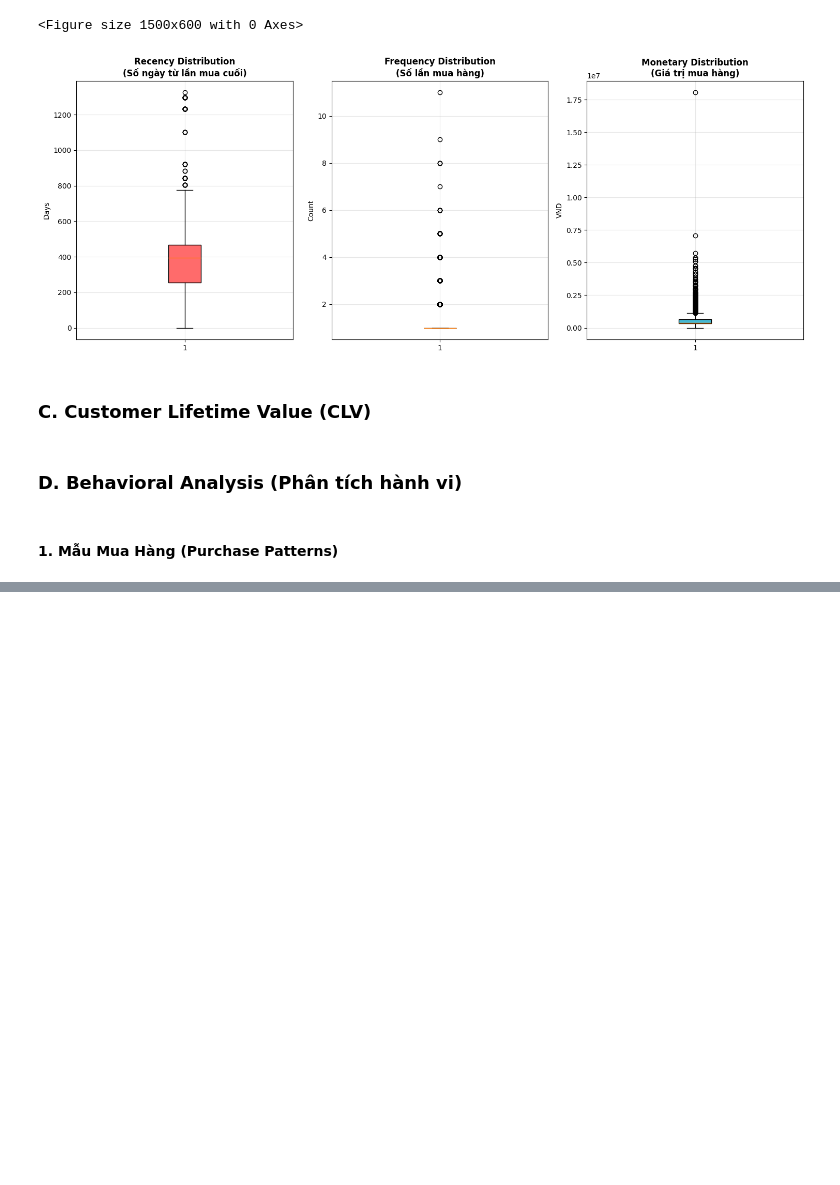
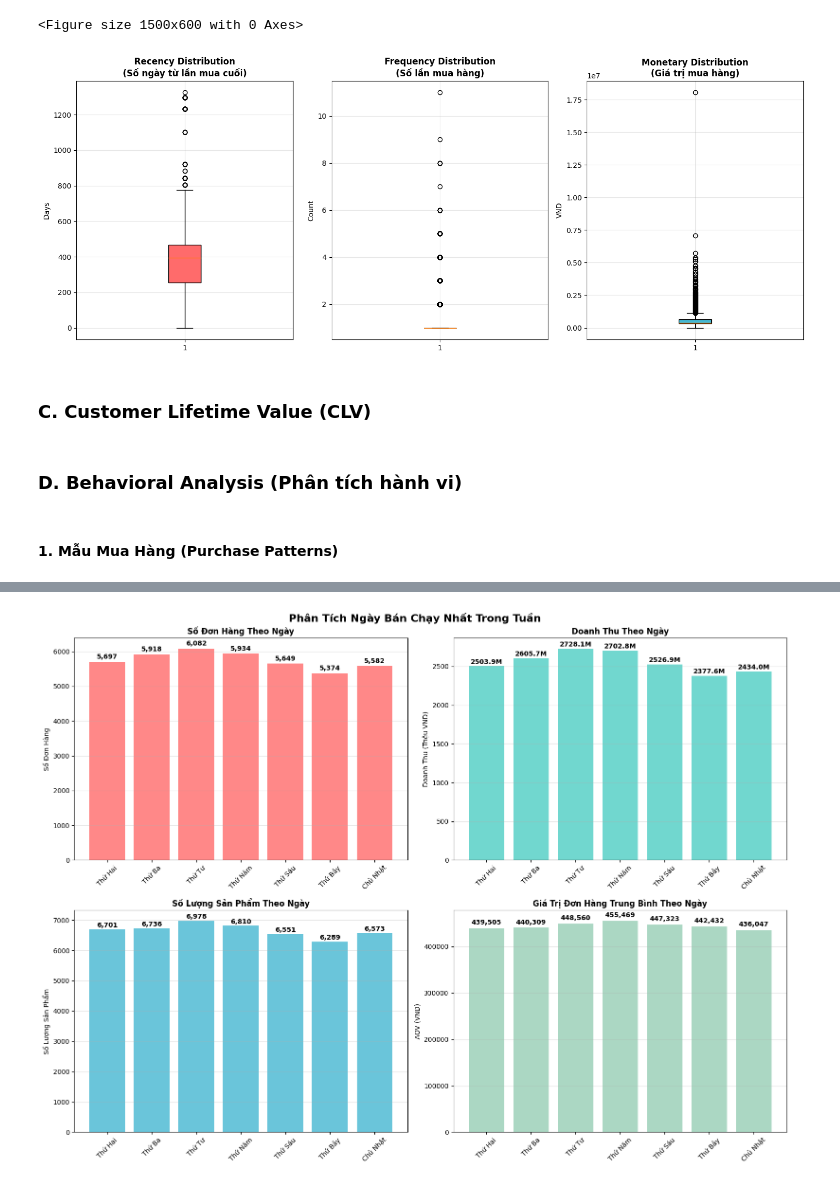
Before and after one commit to LeVanDuy26/Winner_Group_Analytics, a Jupyter notebook: 4.EDA_Gold/2_Customer_Metrics.ipynb, the cells around one changed output, grey strips where cells are left out. Cells and saved outputs as stored; diff of their text form; code cells hidden in the pictures; blank space fills up the shorter version.

```diff
--- a/4.EDA_Gold/2_Customer_Metrics.ipynb
+++ b/4.EDA_Gold/2_Customer_Metrics.ipynb
@@ -474,0 +484,57 @@ Doanh_thu_theo_quy
+# %%
+# Tạo biểu đồ so sánh các ngày trong tuần
+fig, axes = plt.subplots(2, 2, figsize=(16, 12))
+fig.suptitle('Phân Tích Ngày Bán Chạy Nhất Trong Tuần', fontsize=16, fontweight='bold', y=0.98)
+
+# 1. Số đơn hàng theo ngày
+axes[0,0].bar(daily_sales_analysis['weekday_name'], daily_sales_analysis['total_orders'],
+              color='#FF6B6B', alpha=0.8)
+axes[0,0].set_title('Số Đơn Hàng Theo Ngày', fontweight='bold')
+axes[0,0].set_ylabel('Số Đơn Hàng')
+axes[0,0].tick_params(axis='x', rotation=45)
+axes[0,0].grid(axis='y', alpha=0.3)
+
+# Thêm giá trị trên mỗi bar
+for i, v in enumerate(daily_sales_analysis['total_orders']):
+    axes[0,0].text(i, v + 50, f'{v:,}', ha='center', va='bottom', fontweight='bold')
+
+# 2. Doanh thu theo ngày
+axes[0,1].bar(daily_sales_analysis['weekday_name'], daily_sales_analysis['total_revenue']/1000000,
+              color='#4ECDC4', alpha=0.8)
+axes[0,1].set_title('Doanh Thu Theo Ngày', fontweight='bold')
+axes[0,1].set_ylabel('Doanh Thu (Triệu VND)')
+axes[0,1].tick_params(axis='x', rotation=45)
+axes[0,1].grid(axis='y', alpha=0.3)
+
+# Thêm giá trị trên mỗi bar
+for i, v in enumerate(daily_sales_analysis['total_revenue']/1000000):
+    axes[0,1].text(i, v + 10, f'{v:.1f}M', ha='center', va='bottom', fontweight='bold')
+
+# 3. Số lượng sản phẩm theo ngày
+axes[1,0].bar(daily_sales_analysis['weekday_name'], daily_sales_analysis['total_quantity'],
+              color='#45B7D1', alpha=0.8)
+axes[1,0].set_title('Số Lượng Sản Phẩm Theo Ngày', fontweight='bold')
+axes[1,0].set_ylabel('Số Lượng Sản Phẩm')
+axes[1,0].tick_params(axis='x', rotation=45)
+axes[1,0].grid(axis='y', alpha=0.3)
+
+# Thêm giá trị trên mỗi bar
+for i, v in enumerate(daily_sales_analysis['total_quantity']):
+    axes[1,0].text(i, v + 20, f'{v:,}', ha='center', va='bottom', fontweight='bold')
+
+# 4. AOV theo ngày
+axes[1,1].bar(daily_sales_analysis['weekday_name'], daily_sales_analysis['avg_order_value'],
+              color='#96CEB4', alpha=0.8)
+axes[1,1].set_title('Giá Trị Đơn Hàng Trung Bình Theo Ngày', fontweight='bold')
+axes[1,1].set_ylabel('AOV (VND)')
+axes[1,1].tick_params(axis='x', rotation=45)
+axes[1,1].grid(axis='y', alpha=0.3)
+
+# Thêm giá trị trên mỗi bar
+for i, v in enumerate(daily_sales_analysis['avg_order_value']):
+    axes[1,1].text(i, v + 5000, f'{v:,.0f}', ha='center', va='bottom', fontweight='bold')
+
+plt.tight_layout()
+plt.show()
+# %% [output]
+[figure, added]
```
Also changed, not shown: parts of 27 cells of this notebook, 2 other files.
